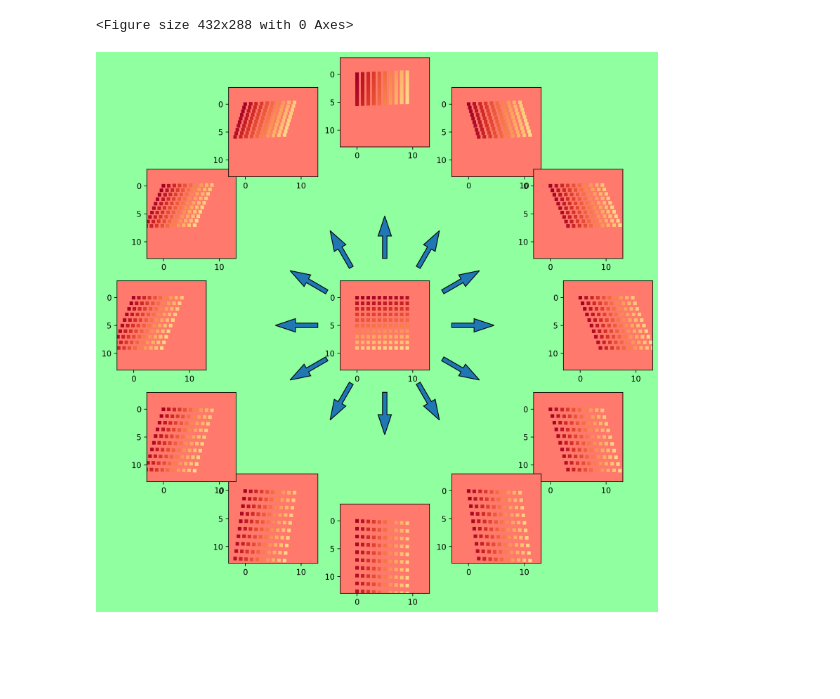
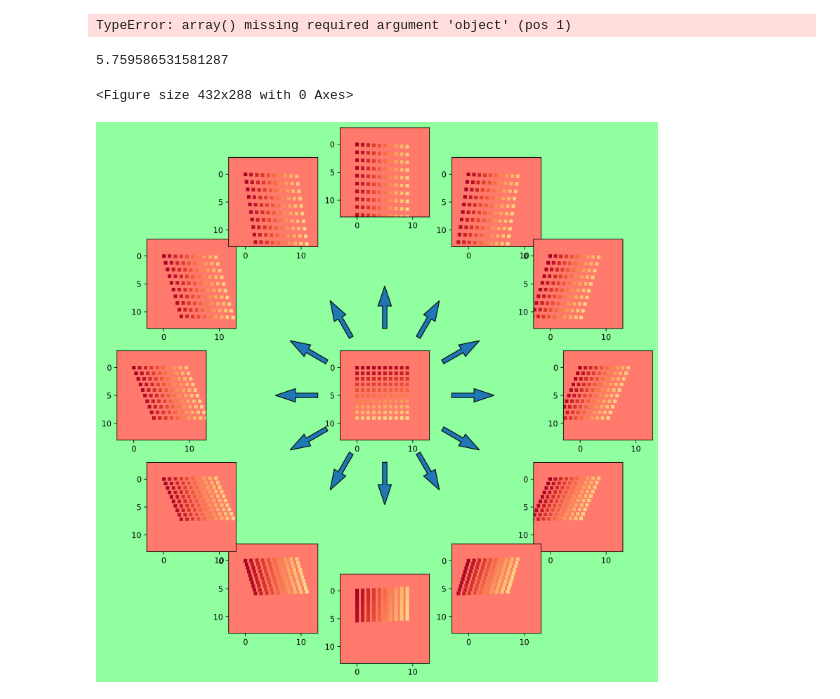
Before and after one commit to thomasaarholt/scanning-drift-corr, a Jupyter notebook: python/Calculate Transforms.ipynb, the cells around one changed output. Saved outputs shown, nothing was run; the diff lists cells and outputs as text; code cells hidden in the pictures; blank space fills up the shorter version.

```diff
--- a/python/Calculate Transforms.ipynb
+++ b/python/Calculate Transforms.ipynb
@@ -12,0 +78,19 @@ No CuPy
+# %%
+strength = 15e-4
+p0 = drift_points(shape=img0.shape, drift_strength=0).reshape((-1, 2), order='F')
+p1 = drift_points(shape=img0.shape, drift_strength=strength).reshape((-1, 2), order='F')
+fig, (ax1, ax2, ax3, ax4) = plt.subplots(ncols=4, figsize=(8,2))
+ax1.scatter(*p0.T, c=np.arange(len(p0.T[0])))
+ax1.invert_yaxis()
+ax1.axis('equal')
+ax2.scatter(*p1.T, c=np.arange(len(p1.T[0])))
+ax2.invert_yaxis()
+ax2.axis('equal')
+
+ax3.imshow(img0, aspect="auto")
+ax4.imshow(img1, aspect="auto")
+
+plt.tight_layout()
+
+M = np.round(get_matrix(p0, p1), 10)
+print(M)
@@ -13,12 +104,35 @@ No CuPy
 # %%
-strength = 0.1
-angle = 0
-img0 = drift_points(shape=(10,10), drift_rad=angle, drift_strength=0)
+# strength = 0.1
+# angle = 0
+# img0 = drift_points(shape=(10,10), drift_rad=angle, drift_strength=0)
 
-for angle in np.linspace(0, 2*np.pi, 32, endpoint=False):
-    img1 = drift_points(shape=(10,10), drift_rad=angle, drift_strength=strength)
-    M = np.round(get_matrix(img0.reshape((-1, 2)), img1.reshape((-1, 2))), 4)
-    m = np.round(transform_from_angle_strength(angle, strength)[0], 4)
+# for angle in np.linspace(0, 2*np.pi, 4, endpoint=False):
+#     img1 = drift_points(shape=(10,10), drift_rad=angle, drift_strength=strength)
+#     M = np.round(get_matrix(img0.reshape((-1, 2)), img1.reshape((-1, 2))), 4)
+#     #m = np.round(transform_from_angle_strength(angle, strength)[0], 4)
+#     print(M)
+# %%
+driftangle = 0
+strength = 0.1
+shearangle = np.arctan(strength)
+shx, shy = np.array()
+scale = 1 + strength
+a = (
+    Affine2D()
+    #.translate(-sx, -sy)
+    .scale(
+        sx = 1 + scale*np.sin(driftangle),
+        sy = 1# + scale*np.cos(driftangle)
+    )
+    .skew(
+        xShear=np.tan(shearangle)*np.cos(driftangle),
+        yShear=0#np.tan(shearangle)*np.sin(driftangle))
+    )
+    #.translate(sx, sy)
+)
+a.get_matrix()
+# %% [output]
+TypeError: array() missing required argument 'object' (pos 1)
 # %%
 %matplotlib inline
 import numpy as np
@@ -51,33 +165,35 @@ ax.set_facecolor('xkcd:salmon')
 
 for i, angle in enumerate(np.linspace(0, 2*np.pi, 12, endpoint=False)):
     left =   r*np.cos(angle) / 2 + r/2
     bottom = r*np.sin(-angle) / 2 + r/2
 
     arrstartx = 0.3*np.cos(angle) / 2 + r/2
     arrstarty = 0.3*np.sin(-angle) / 2 + r/2
 
     arrendx = 0.4*np.cos(angle) / 2 + r/2
     arrendy = 0.4*np.sin(-angle) / 2 + r/2
 
     arrow = mpl.patches.FancyArrow(
         arrstartx, arrstarty,
         arrendx - arrstartx,
         arrendy - arrstarty,
         transform=fig.transFigure,
         figure=fig,
         width=0.01
 
     )
 
     fig.add_artist(arrow)
 
     ax = fig.add_axes((left-width/2, bottom-height/2, width, height))
-    img = drift_points(shape=shape, drift_rad=angle, drift_strength=strength)
+    img = drift_points(shape=shape, drift_deg=np.rad2deg(angle), drift_strength=strength)
     M = get_matrix(img0.reshape((-1, 2)), img.reshape((-1, 2)))
     points = transform_points(img0.reshape((-1,2)), M)
     plot(points, ax, lim=lim)#((-5, 20), (-5, 20)))
     #ax.axis('off')
     ax.set_facecolor('xkcd:salmon')
+print(angle)
 # %% [output]
-<Figure size 432x288 with 0 Axes>
+5.759586531581287
+<Figure size 432x288 with 0 Axes>
-[figure, old version]
+[figure, new version]
```
Also changed, not shown: parts of 28 cells of this notebook, 3 other files.
